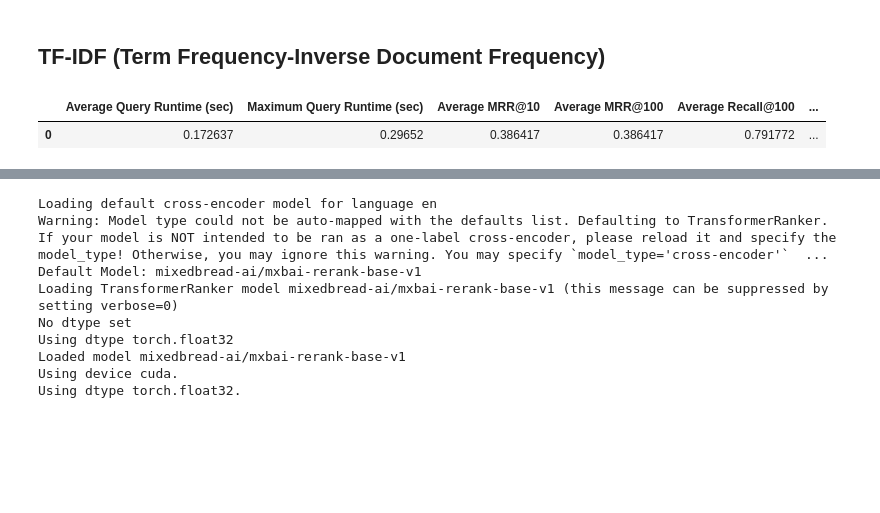
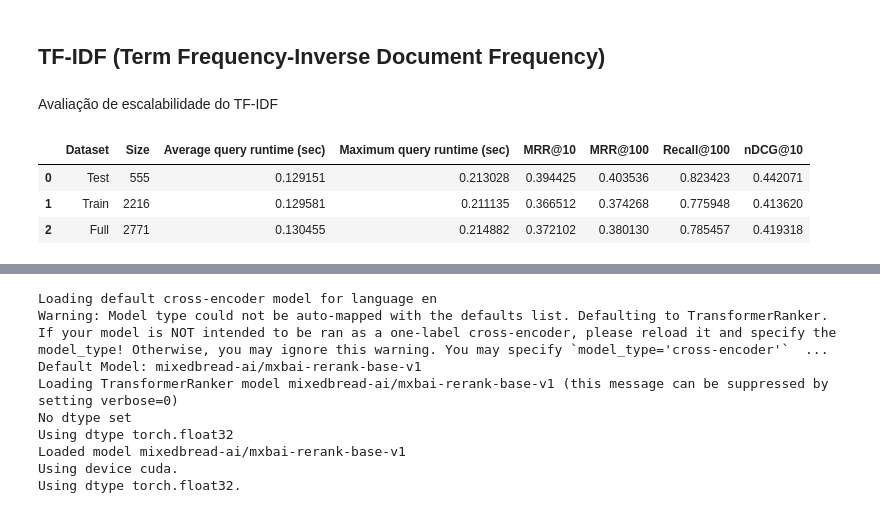
Before and after one commit to TFrankeM/projetos_em_cd, a Jupyter notebook: multi_stage_ranking.ipynb, the cells around one changed output, grey strips where cells are left out. Drawn from its saved outputs; the diff is of its cells as text; code cells hidden in the pictures; blank space fills up the shorter version.

```diff
--- a/multi_stage_ranking.ipynb
+++ b/multi_stage_ranking.ipynb
@@ -640,9 +671,9 @@ def retrieve_relevant_documents(query, vectorizer, tfidf_matrix, documents, top_
 
     return doc_ranking
 # %%
-def tf_idf_model(query_ids, documents, relevant_docs):
+def tf_idf_model(query_ids, documents, relevant_docs, remove_punctuation, lowercase, remove_stopwords):
 
-    vectorizer, tfidf_matrix = initialize_tfidf(documents)
+    vectorizer, tfidf_matrix = initialize_tfidf(documents, remove_punctuation, lowercase, remove_stopwords)
 
     max_execution = 0
     total_execution = 0
@@ -650,15 +681,18 @@ def tf_idf_model(query_ids, documents, relevant_docs):
     total_mrr_100 = 0
     total_recall_100 = 0
     total_nDCG = 0
-    top_k = 100  # Considera os 100 primeiros documentos
 
     for query_id in query_ids:
         start_time = time.time()
 
         query = queries[query_id].text
 
+        # TfidfVectorizer espera uma lista de strings, quando a gente passa pra `preprocess` ele tokeniza com split
+        # Então temos que fazer a gambiarra com " ".join para juntar os tokens em uma string
+        query = " ".join(preprocess(query, remove_punctuation, lowercase, remove_stopwords))
+
         # Recuperar os 10 documentos mais relevantes
-        doc_ranking = retrieve_relevant_documents(query, vectorizer, tfidf_matrix, documents, top_k)
+        doc_ranking = retrieve_relevant_documents(query, vectorizer, tfidf_matrix, documents, top_k=100)
 
         end_time = time.time()
         execution_time = end_time - start_time
@@ -669,7 +703,7 @@ def tf_idf_model(query_ids, documents, relevant_docs):
             max_execution = execution_time
 
         # Calcular MRR@10
-        mrr_for_query = calculateMRR(query_id, doc_ranking, relevant_docs, top_k)
+        mrr_for_query = calculateMRR(query_id, doc_ranking, relevant_docs, top_k=10)
         total_mrr += mrr_for_query
 
         # Calcular MRR@100
@@ -677,7 +711,7 @@ def tf_idf_model(query_ids, documents, relevant_docs):
         total_mrr_100 += mrr_for_query_100
 
         # Calcular Recall@100
-        recall_for_query = calculate_recall_at_k(relevant_docs[query_id], doc_ranking, top_k)
+        recall_for_query = calculate_recall_at_k(relevant_docs[query_id], doc_ranking, top_k=100)
         total_recall_100 += recall_for_query
 
         # Calcular o nDCG@10
@@ -692,28 +726,30 @@ def tf_idf_model(query_ids, documents, relevant_docs):
     average_nDCG = total_nDCG / len(query_ids)
 
     return average_time, max_execution, average_mrr, average_mrr_100, average_recall_100, average_nDCG
-# %%
-(
-    average_time,
-    max_execution,
-    average_mrr,
-    average_mrr_100,
-    average_recall_100,
-    average_nDCG,
-) = tf_idf_model(query_ids, documents, relevant_docs)
-
-results_data = {
-    "Average Query Runtime (sec)": [average_time],
-    "Maximum Query Runtime (sec)": [max_execution],
-    "Average MRR@10": [average_mrr],
-    "Average MRR@100": [average_mrr_100],
-    "Average Recall@100": [average_recall_100],
-    "Average nDCG@10": [average_nDCG],
-}
-
-results_df = pd.DataFrame(results_data)
-results_df
-# %% [output]
-|  | Average Query Runtime (sec) | Maximum Query Runtime (sec) | Average MRR@10 | Average MRR@100 | Average Recall@100 | ... |
-| 0 | 0.172637 | 0.29652 | 0.386417 | 0.386417 | 0.791772 | ... |
+# %% [markdown]
+Avaliação de escalabilidade do TF-IDF
+# %%
+datasets = [test_query_ids, train_query_ids, query_ids]
+name = ["Test", "Train", "Full"]
+results_tf_idf = []
+
+for i, dataset in enumerate(datasets):
+    average_time, max_execution, average_mrr, average_mrr_100, average_recall_100, average_nDCG = tf_idf_model(
+        dataset,
+        documents,
+        relevant_docs,
+        remove_punctuation=True,
+        lowercase=True,
+        remove_stopwords=True
+    )
+
+    results_tf_idf.append([name[i], len(dataset), average_time, max_execution, average_mrr, average_mrr_100, average_recall_100, average_nDCG])
+
+results_df = pd.DataFrame(results_tf_idf, columns=["Dataset", "Size", "Average query runtime (sec)", "Maximum query runtime (sec)", "MRR@10", "MRR@100", "Recall@100", "nDCG@10"])
+results_df
+# %% [output]
+|  | Dataset | Size | Average query runtime (sec) | Maximum query runtime (sec) | MRR@10 | MRR@100 | Recall@100 | nDCG@10 |
+| 0 | Test | 555 | 0.129151 | 0.213028 | 0.394425 | 0.403536 | 0.823423 | 0.442071 |
+| 1 | Train | 2216 | 0.129581 | 0.211135 | 0.366512 | 0.374268 | 0.775948 | 0.413620 |
+| 2 | Full | 2771 | 0.130455 | 0.214882 | 0.372102 | 0.380130 | 0.785457 | 0.419318 |
 # %%
```
Also changed, not shown: parts of 40 cells of this notebook.
